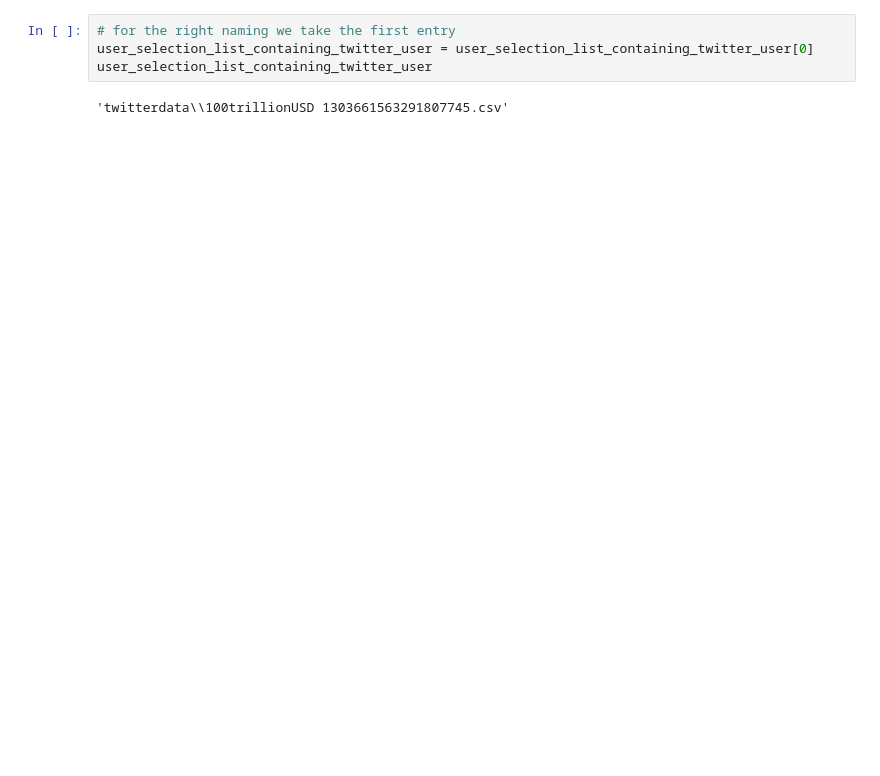
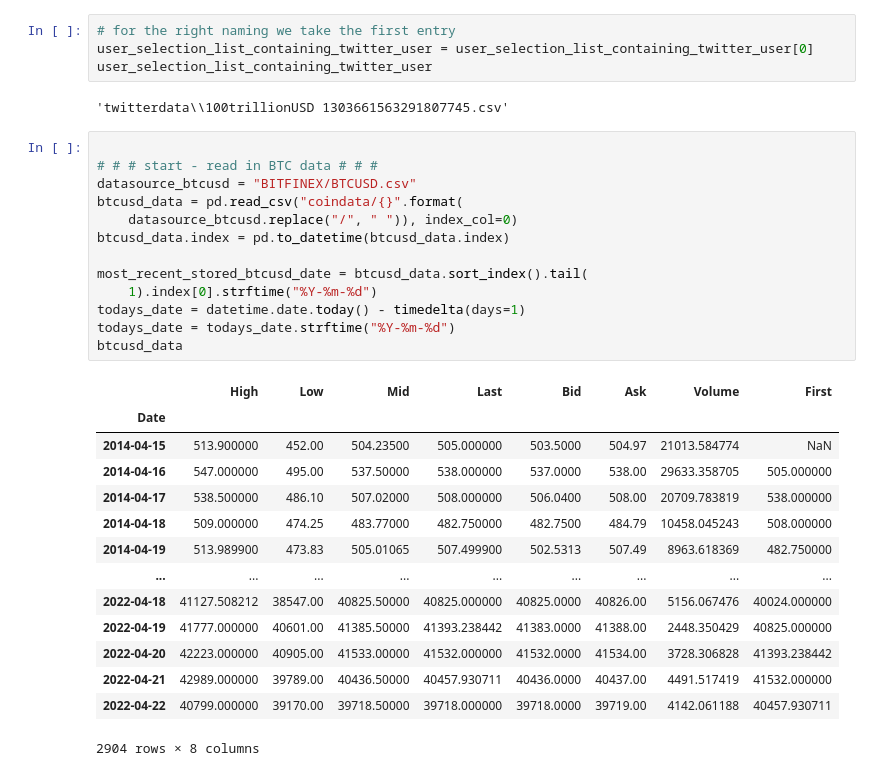
Before and after one commit to mgebele/streamlit_tweets_on_charts, a Jupyter notebook: test.ipynb, the cells around one changed output. Saved outputs shown, nothing was run; the diff lists cells and outputs as text; blank space fills up the shorter version.

```diff
--- a/test.ipynb
+++ b/test.ipynb
@@ -138,3 +158,31 @@ user_selection_list_containing_twitter_user = user_selection_list_containing_twi
 user_selection_list_containing_twitter_user
 # %% [output]
 'twitterdata\\100trillionUSD 1303661563291807745.csv'
+# %%
+
+# # # start - read in BTC data # # #
+datasource_btcusd = "BITFINEX/BTCUSD.csv"
+btcusd_data = pd.read_csv("coindata/{}".format(
+    datasource_btcusd.replace("/", " ")), index_col=0)
+btcusd_data.index = pd.to_datetime(btcusd_data.index)
+
+most_recent_stored_btcusd_date = btcusd_data.sort_index().tail(
+    1).index[0].strftime("%Y-%m-%d")
+todays_date = datetime.date.today() - timedelta(days=1)
+todays_date = todays_date.strftime("%Y-%m-%d")
+btcusd_data
+# %% [output]
+|  | High | Low | Mid | Last | Bid | Ask | Volume | First |
+| Date |  |  |  |  |  |  |  |  |
+| 2014-04-15 | 513.900000 | 452.00 | 504.23500 | 505.000000 | 503.5000 | 504.97 | 21013.584774 | NaN |
+| 2014-04-16 | 547.000000 | 495.00 | 537.50000 | 538.000000 | 537.0000 | 538.00 | 29633.358705 | 505.000000 |
+| 2014-04-17 | 538.500000 | 486.10 | 507.02000 | 508.000000 | 506.0400 | 508.00 | 20709.783819 | 538.000000 |
+| 2014-04-18 | 509.000000 | 474.25 | 483.77000 | 482.750000 | 482.7500 | 484.79 | 10458.045243 | 508.000000 |
+| 2014-04-19 | 513.989900 | 473.83 | 505.01065 | 507.499900 | 502.5313 | 507.49 | 8963.618369 | 482.750000 |
+| ... | ... | ... | ... | ... | ... | ... | ... | ... |
+| 2022-04-18 | 41127.508212 | 38547.00 | 40825.50000 | 40825.000000 | 40825.0000 | 40826.00 | 5156.067476 | 40024.000000 |
+| 2022-04-19 | 41777.000000 | 40601.00 | 41385.50000 | 41393.238442 | 41383.0000 | 41388.00 | 2448.350429 | 40825.000000 |
+| 2022-04-20 | 42223.000000 | 40905.00 | 41533.00000 | 41532.000000 | 41532.0000 | 41534.00 | 3728.306828 | 41393.238442 |
+| 2022-04-21 | 42989.000000 | 39789.00 | 40436.50000 | 40457.930711 | 40436.0000 | 40437.00 | 4491.517419 | 41532.000000 |
+| 2022-04-22 | 40799.000000 | 39170.00 | 39718.50000 | 39718.000000 | 39718.0000 | 39719.00 | 4142.061188 | 40457.930711 |
+2904 rows × 8 columns
```
Also changed, not shown: parts of 14 cells of this notebook, 1 other file.
